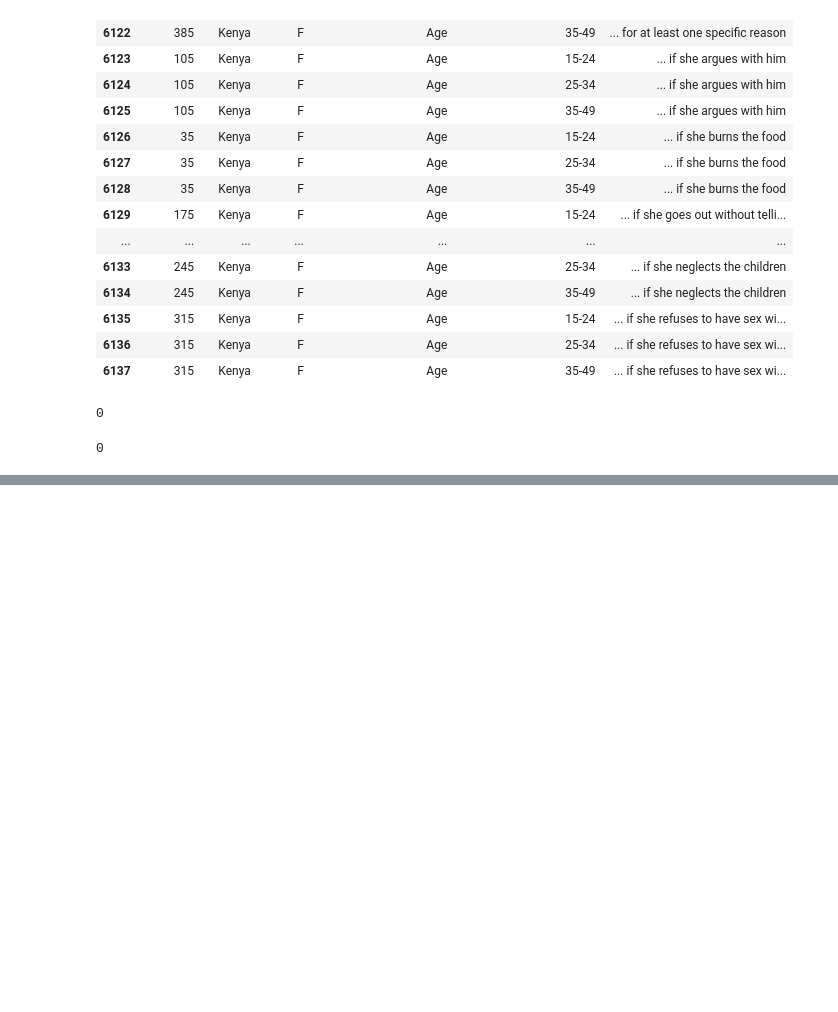
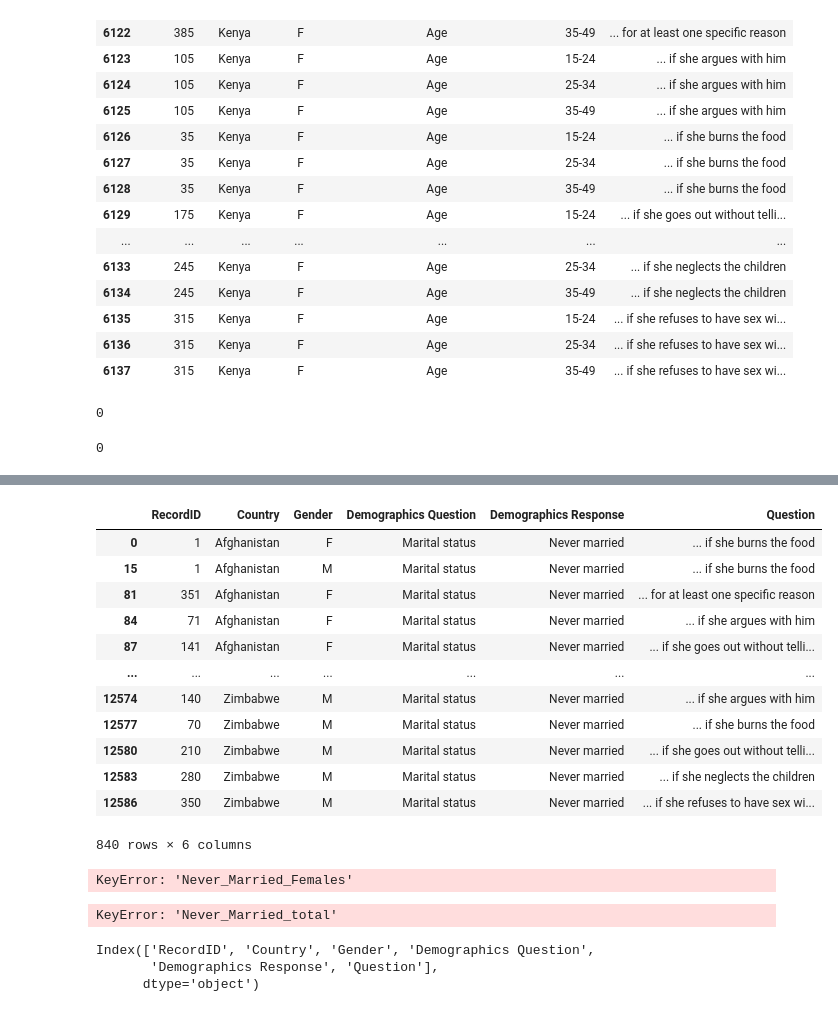
Before and after one commit to codegirl254/Gender_Based_Violence_Analysis, a Jupyter notebook: Kenyan_Analysis.ipynb, the cells around one changed output, grey strips where cells are left out. Cells and saved outputs as stored; diff of their text form; code cells hidden in the pictures; blank space fills up the shorter version.

```diff
--- a/Kenyan_Analysis.ipynb
+++ b/Kenyan_Analysis.ipynb
@@ -165,0 +193,32 @@ df.duplicated().sum()
+# %%
+Never_Married_total = df[df["Demographics Response"] == "Never married"]
+
+Never_Married_total
+# %% [output]
+|  | RecordID | Country | Gender | Demographics Question | Demographics Response | Question |
+| 0 | 1 | Afghanistan | F | Marital status | Never married | ... if she burns the food |
+| 15 | 1 | Afghanistan | M | Marital status | Never married | ... if she burns the food |
+| 81 | 351 | Afghanistan | F | Marital status | Never married | ... for at least one specific reason |
+| 84 | 71 | Afghanistan | F | Marital status | Never married | ... if she argues with him |
+| 87 | 141 | Afghanistan | F | Marital status | Never married | ... if she goes out without telli... |
+| ... | ... | ... | ... | ... | ... | ... |
+| 12574 | 140 | Zimbabwe | M | Marital status | Never married | ... if she argues with him |
+| 12577 | 70 | Zimbabwe | M | Marital status | Never married | ... if she burns the food |
+| 12580 | 210 | Zimbabwe | M | Marital status | Never married | ... if she goes out without telli... |
+| 12583 | 280 | Zimbabwe | M | Marital status | Never married | ... if she neglects the children |
+| 12586 | 350 | Zimbabwe | M | Marital status | Never married | ... if she refuses to have sex wi... |
+840 rows × 6 columns
+# %%
+df["Never_Married_Females"].sum()
+# %% [output]
+KeyError: 'Never_Married_Females'
+# %%
+df['Never_Married_total'].sum()
+# %% [output]
+KeyError: 'Never_Married_total'
+# %%
+df.columns
+# %% [output]
+Index(['RecordID', 'Country', 'Gender', 'Demographics Question',
+       'Demographics Response', 'Question'],
+      dtype='object')
```
Also changed, not shown: parts of 3 cells of this notebook.
